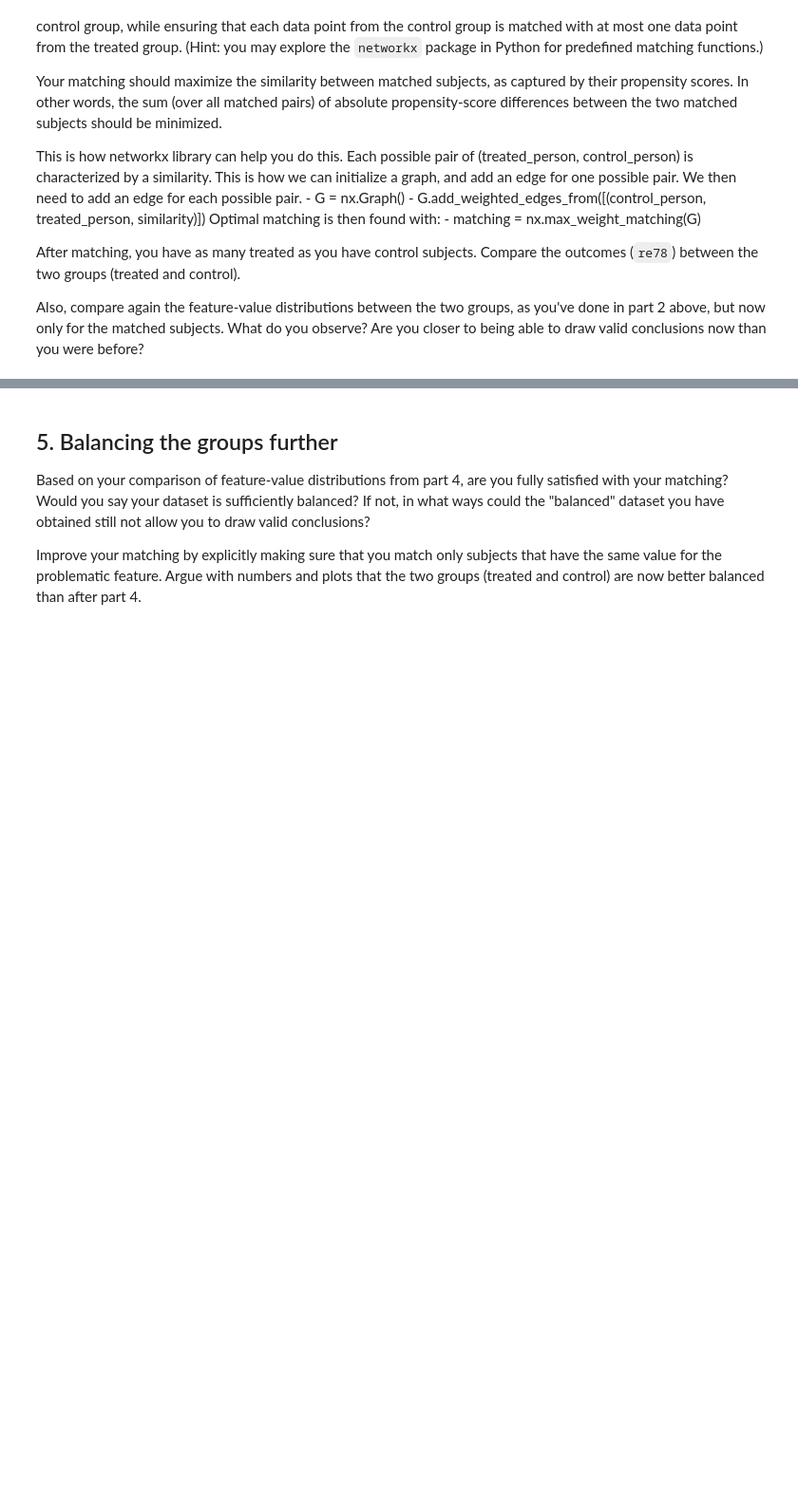
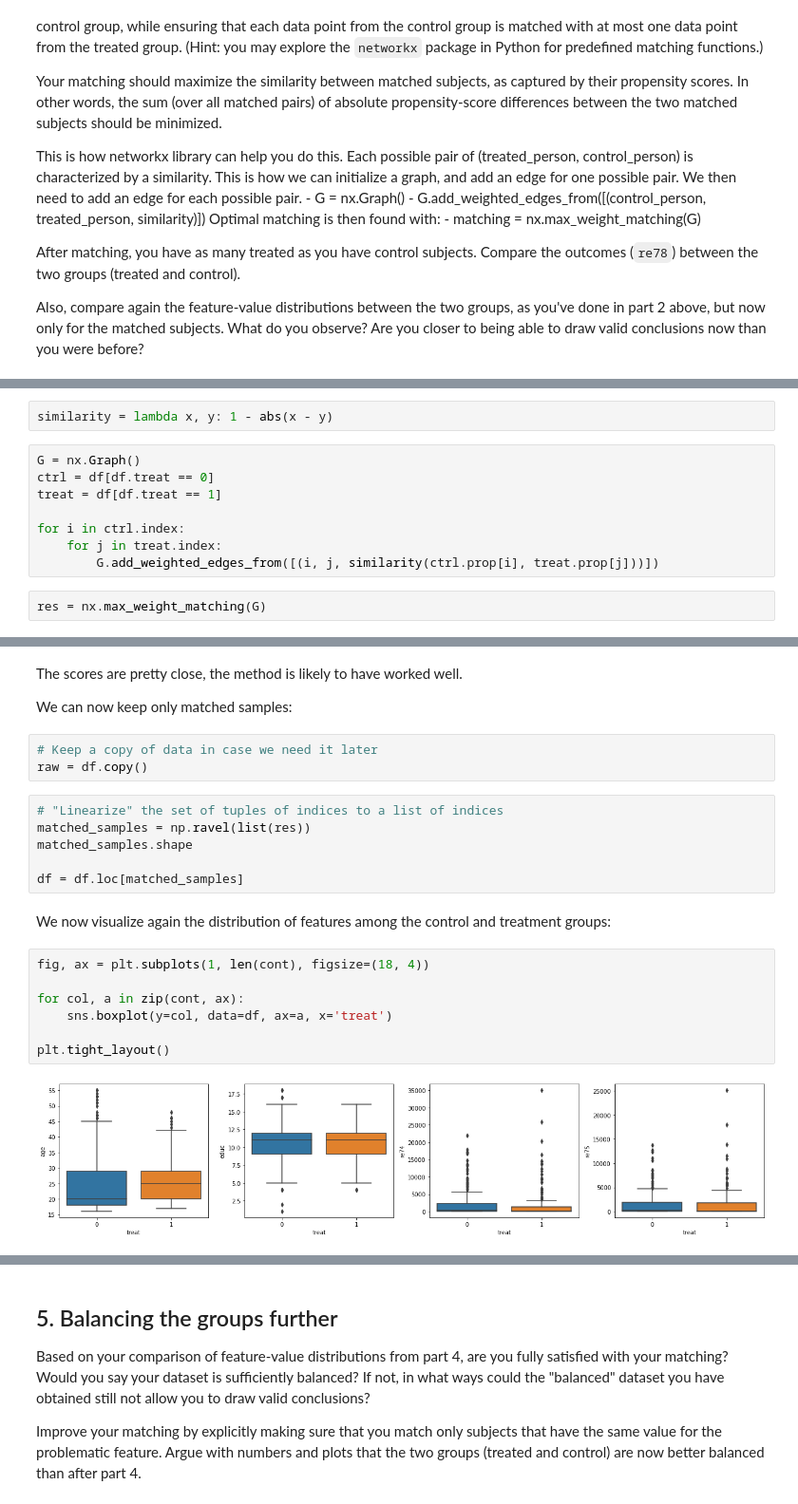
Before and after one commit to matthiaszeller/ada-course-2020, a Jupyter notebook: Tutorials/05 - Observational studies/Observational studies exercise.ipynb, the cells around one changed output, grey strips where cells are left out. Shown at 95% size. Drawn from its saved outputs; the diff is of its cells as text; blank space fills up the shorter version.

```diff
--- a/Tutorials/05 - Observational studies/Observational studies exercise.ipynb
+++ b/Tutorials/05 - Observational studies/Observational studies exercise.ipynb
@@ -108,0 +173,12 @@ Are you closer to being able to draw valid conclusions now than you were before?
+# %%
+similarity = lambda x, y: 1 - abs(x - y)
+# %%
+G = nx.Graph()
+ctrl = df[df.treat == 0]
+treat = df[df.treat == 1]
+
+for i in ctrl.index:
+    for j in treat.index:
+        G.add_weighted_edges_from([(i, j, similarity(ctrl.prop[i], treat.prop[j]))])
+# %%
+res = nx.max_weight_matching(G)
@@ -108,0 +204,24 @@ Are you closer to being able to draw valid conclusions now than you were before?
+# %% [markdown]
+The scores are pretty close, the method is likely to have worked well.
+
+We can now keep only matched samples:
+# %%
+# Keep a copy of data in case we need it later
+raw = df.copy()
+# %%
+# "Linearize" the set of tuples of indices to a list of indices
+matched_samples = np.ravel(list(res))
+matched_samples.shape
+
+df = df.loc[matched_samples]
+# %% [markdown]
+We now visualize again the distribution of features among the control and treatment groups:
+# %%
+fig, ax = plt.subplots(1, len(cont), figsize=(18, 4))
+
+for col, a in zip(cont, ax):
+    sns.boxplot(y=col, data=df, ax=a, x='treat')
+
+plt.tight_layout()
+# %% [output]
+[figure, added]
```
Also changed, not shown: parts of 39 cells of this notebook, 1 other file.
